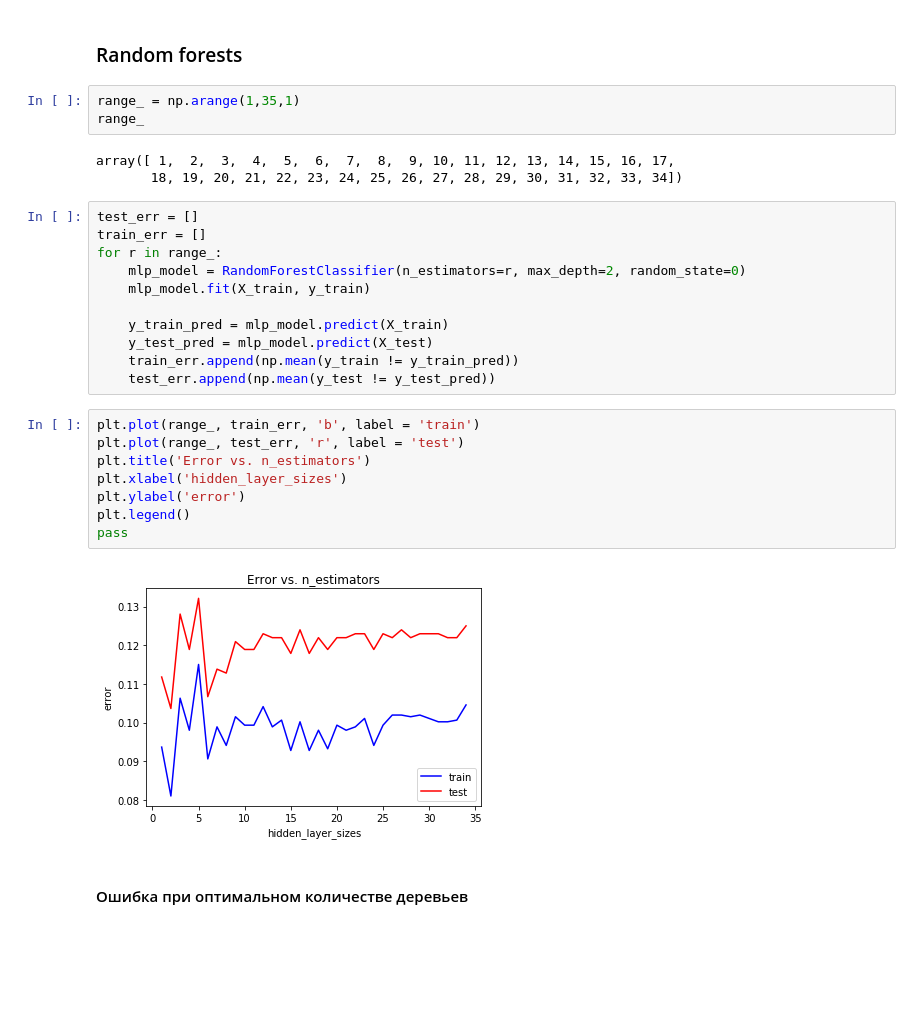
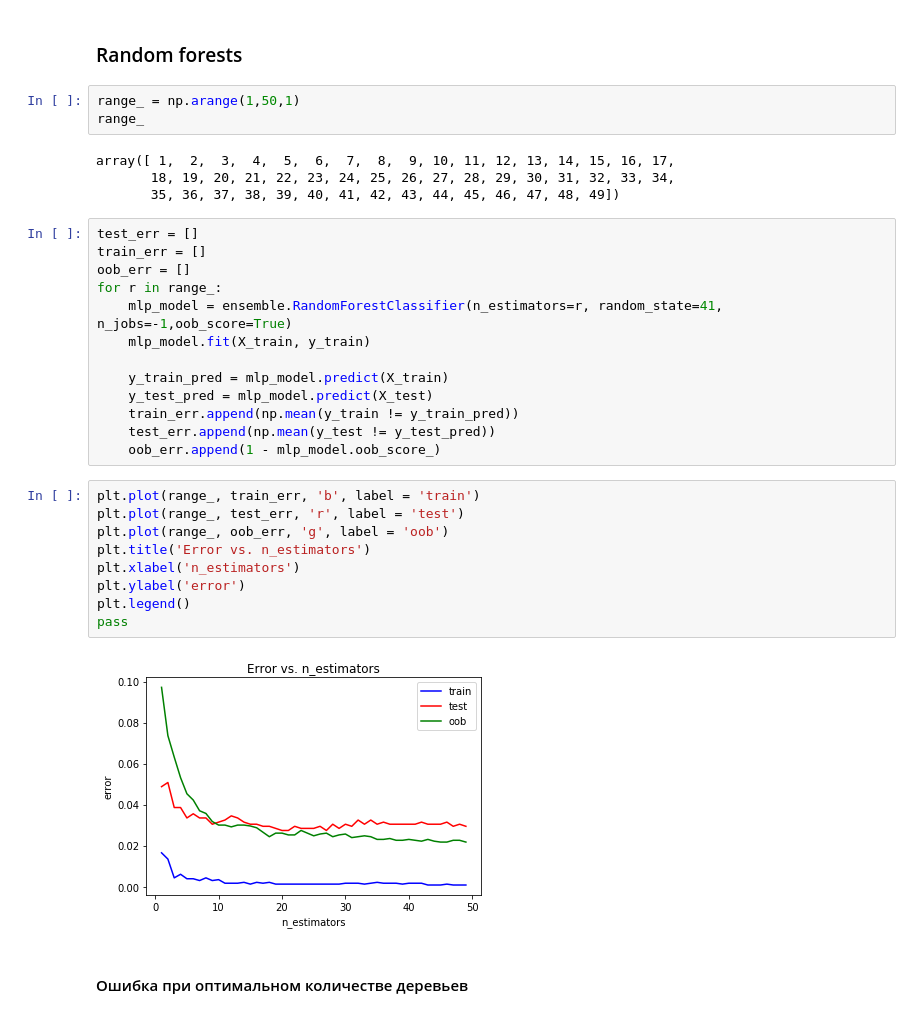
Before and after one commit to Katerina100/MachineLearn, a Jupyter notebook: lab1/DataMining 1.ipynb, the cells around one changed output. Saved outputs shown, nothing was run; the diff lists cells and outputs as text; blank space fills up the shorter version.

```diff
--- a/lab1/DataMining 1.ipynb
+++ b/lab1/DataMining 1.ipynb
@@ -751,32 +751,36 @@ X_train, X_test, y_train, y_test = train_test_split(X, y, test_size = 0.3, rando
 # %% [markdown]
 ### Random forests
 # %%
-range_ = np.arange(1,35,1)
+range_ = np.arange(1,50,1)
 range_
 # %% [output]
 array([ 1,  2,  3,  4,  5,  6,  7,  8,  9, 10, 11, 12, 13, 14, 15, 16, 17,
-       18, 19, 20, 21, 22, 23, 24, 25, 26, 27, 28, 29, 30, 31, 32, 33, 34])
+       18, 19, 20, 21, 22, 23, 24, 25, 26, 27, 28, 29, 30, 31, 32, 33, 34,
+       35, 36, 37, 38, 39, 40, 41, 42, 43, 44, 45, 46, 47, 48, 49])
 # %%
 test_err = []
 train_err = []
+oob_err = []
 for r in range_:
-    mlp_model = RandomForestClassifier(n_estimators=r, max_depth=2, random_state=0)
+    mlp_model = ensemble.RandomForestClassifier(n_estimators=r, random_state=41, n_jobs=-1,oob_score=True)
     mlp_model.fit(X_train, y_train)
 
     y_train_pred = mlp_model.predict(X_train)
     y_test_pred = mlp_model.predict(X_test)
     train_err.append(np.mean(y_train != y_train_pred))
     test_err.append(np.mean(y_test != y_test_pred))
+    oob_err.append(1 - mlp_model.oob_score_)
 # %%
 plt.plot(range_, train_err, 'b', label = 'train')
 plt.plot(range_, test_err, 'r', label = 'test')
+plt.plot(range_, oob_err, 'g', label = 'oob')
 plt.title('Error vs. n_estimators')
-plt.xlabel('hidden_layer_sizes')
+plt.xlabel('n_estimators')
 plt.ylabel('error')
 plt.legend()
 pass
 # %% [output]
-[figure, old version]
+[figure, new version]
 # %% [markdown]
 #### Ошибка при оптимальном количестве деревьев
 # %%
```
Also changed, not shown: parts of 25 cells of this notebook.
